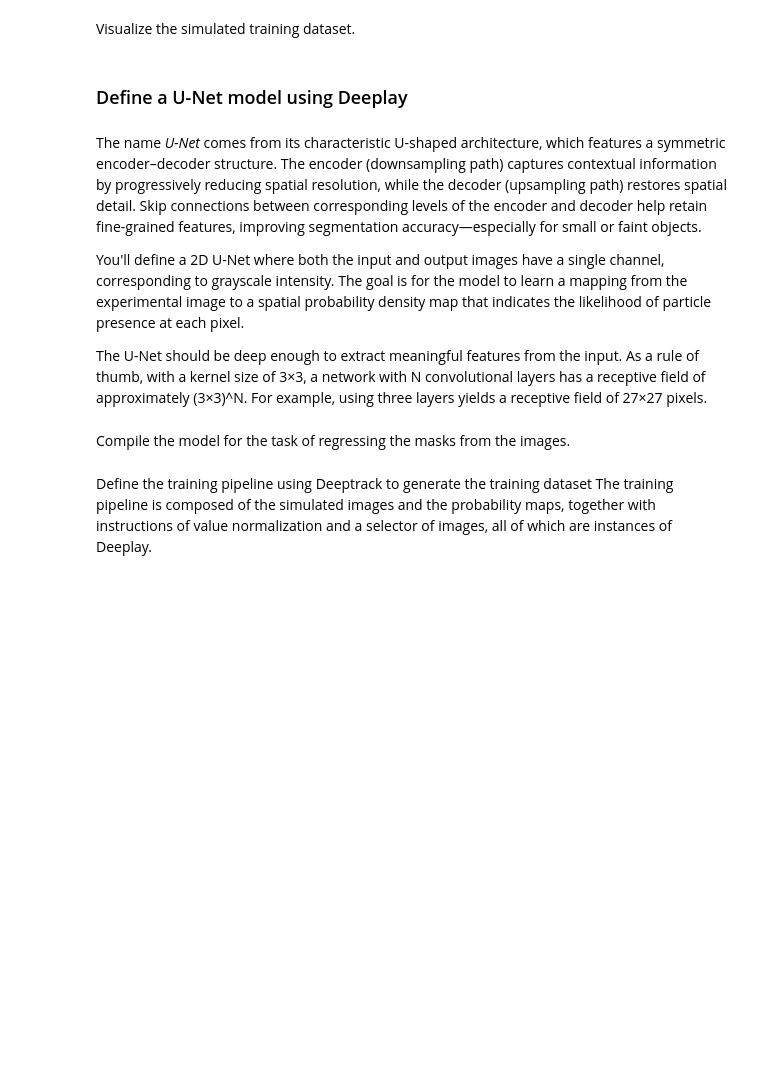
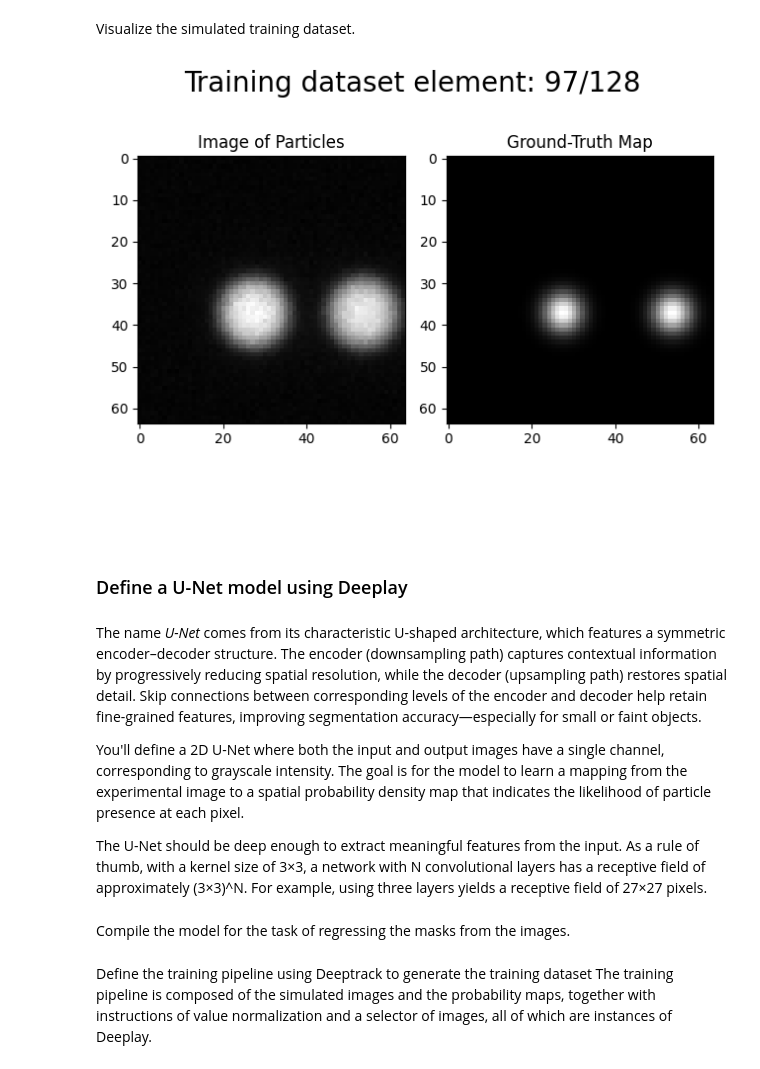
Before and after one commit to softmatterlab/ParticleTracking, a Jupyter notebook: tutorial/detection/spheres/detection_spheres.ipynb, the cells around one changed output. Drawn from its saved outputs; the diff is of its cells as text; code cells hidden in the pictures; blank space fills up the shorter version.

```diff
--- a/tutorial/detection/spheres/detection_spheres.ipynb
+++ b/tutorial/detection/spheres/detection_spheres.ipynb
@@ -727,7 +729,7 @@ If a dataset has already been generated and saved, you can simply load it and sk
 # %%
 # Number of samples, image size, and particles.
 num_samples = 128
-image_size = 64
+train_image_size = 64
 max_num_particles = 10
 force_simulation = True  # Flag to force simulation even if data exists.
 
@@ -735,7 +737,7 @@ optics_properties = dt.Fluorescence(
     NA=0.7,  # Numerical aperture.
     wavelength=590 * dt.units.nm,
     refractive_index_medium=1.33,
-    output_region=[0, 0, image_size, image_size],
+    output_region=[0, 0, train_image_size, train_image_size],
     magnification=1,
     resolution=pixel_size_nm * dt.units.nm, # Camera resolution or effective resolution.
 )
@@ -779,7 +781,7 @@ except FileNotFoundError:
     # Generate new dataset if file not found or simulation is forced
     images, maps = utils.generate_particle_dataset(
         num_samples = num_samples,
-        image_size = image_size,
+        image_size = train_image_size,
         max_num_particles = max_num_particles,
         core_particle_dict=sphere_properties,
         optics_properties=optics_properties,
@@ -804,17 +814,19 @@ Visualize the simulated training dataset.
 # %%
 # Select an image and its corresponding probability maps and mask to show.
 selected_image_index = np.random.randint(0, len(images))
 
 # Extract the image and probability map from 4D arrays.
 selected_image = np.squeeze(images[selected_image_index])
-simulated_probability_map = np.squeeze(maps[selected_image_index])
+selected_probability_map = np.squeeze(maps[selected_image_index])
 
 # Plot the image as the first subplot.
 utils.plot_image_mask_ground_truth_map(
     image=selected_image,
-    ground_truth_map=simulated_probability_map,
+    ground_truth_map=selected_probability_map,
     title=f"Training dataset element: {selected_image_index + 1}/{len(images)}",
 )
+# %% [output]
+[figure, added]
 # %% [markdown]
 ### Define a U-Net model using Deeplay
 # %% [markdown]
```
Also changed, not shown: parts of 34 cells of this notebook, 11 other files.
